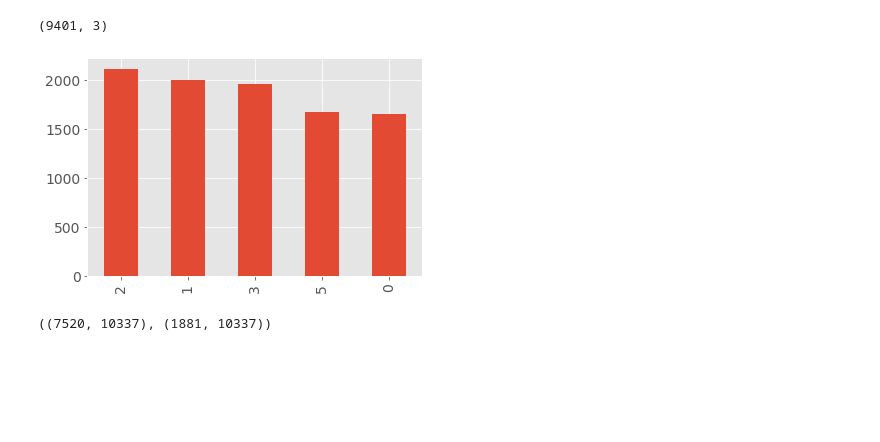
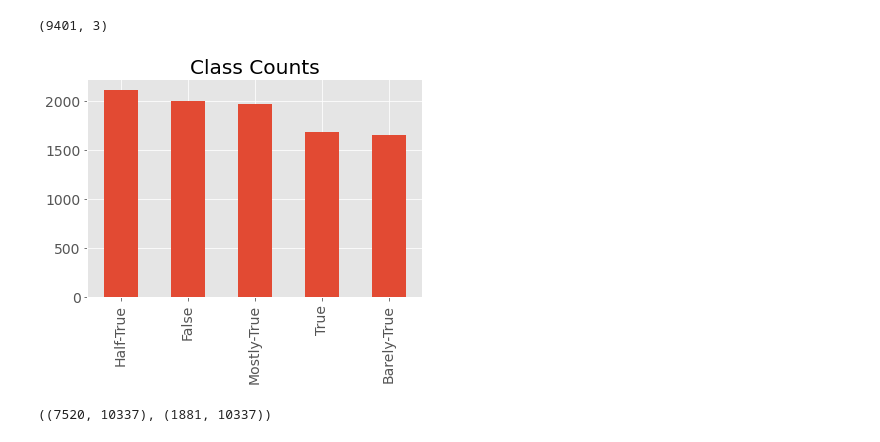
Before and after one commit to mdubatto/capstone2, a Jupyter notebook: src/base_model-Copy1.ipynb, the cells around one changed output. Cells and saved outputs as stored; diff of their text form; code cells hidden in the pictures; blank space fills up the shorter version.

```diff
--- a/src/base_model-Copy1.ipynb
+++ b/src/base_model-Copy1.ipynb
@@ -25,17 +25,19 @@ df = pd.read_csv('../data/train.csv')
 # %%
 df_5class = df[df['Labels'] != 4].copy()
 # %%
-df_5class.Labels.value_counts().plot(kind='bar');
+df_5class.Labels.value_counts().plot(kind='bar')
+plt.xticks(range(5), ['Half-True','False','Mostly-True','True','Barely-True'])
+plt.title('Class Counts');
 df_5class.shape
 # Half-True - 2
 # False - 1
 # Mostly-True - 3
 # True - 5
 # Barely-True - 0
 # Not-Known - 4
 # %% [output]
 (9401, 3)
-[figure, old version]
+[figure, new version]
 # %%
 X = df_5class['Text']
 y = df_5class['Labels']
```
Also changed, not shown: 12 other files.
